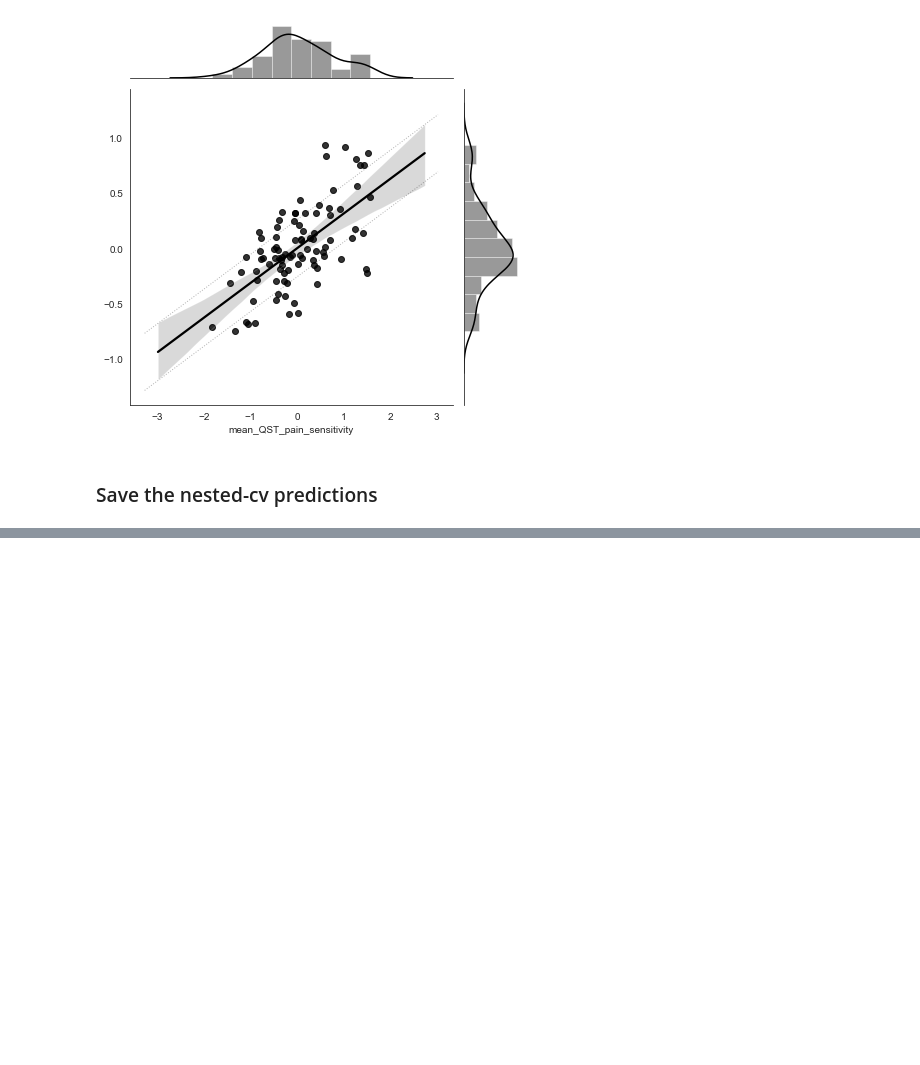
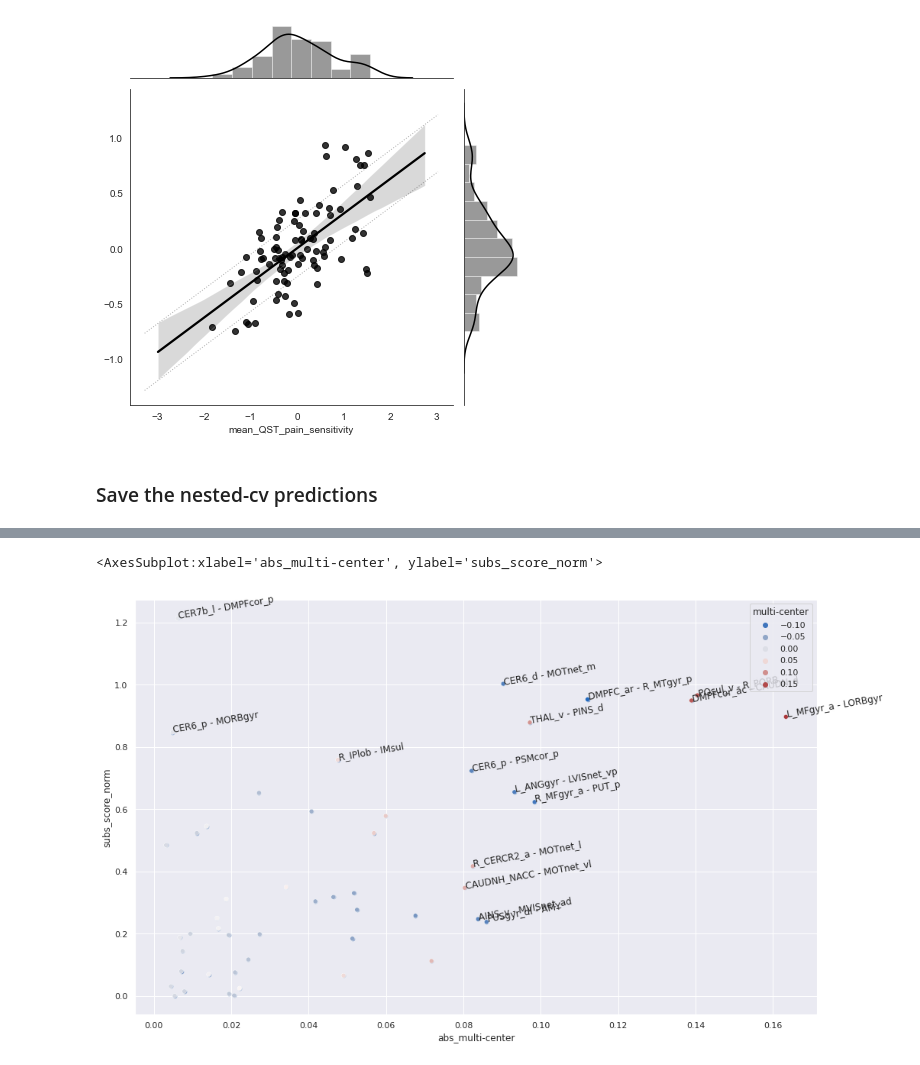
Before and after one commit to spisakt/RPN-signature, a Jupyter notebook: notebooks/1_multi-center_training.ipynb, the cells around one changed output, grey strips where cells are left out. Cells and saved outputs as stored; diff of their text form; code cells hidden in the pictures; blank space fills up the shorter version.

```diff
--- a/notebooks/1_multi-center_training.ipynb
+++ b/notebooks/1_multi-center_training.ipynb
@@ -388,0 +386,11 @@ np.savetxt("../res/multi-center/nested_cv_pred_full_GroupKFold30.csv", predicted
+# %%
+finalized_model = joblib.load('../res/multi-center/finalized_model_multi-center.joblib')
+importance = np.zeros(int(len(labels)*(len(labels)-1)/2))
+
+featuremask = finalized_model.named_steps['fsel'].get_support()
+importance[featuremask] = finalized_model.named_steps['model'].coef_
+
+matrix = vec_to_sym_matrix(importance, diagonal=np.repeat(0, len(labels)))
+idx_matrix = vec_to_sym_matrix(np.arange(len(importance)), diagonal=np.repeat(0, len(labels)))
+
+print(np.sum(finalized_model.named_steps['model'].coef_!=0))
@@ -388,0 +543,34 @@ np.savetxt("../res/multi-center/nested_cv_pred_full_GroupKFold30.csv", predicted
+# %%
+multi_center_conns['scores_orig'] = scores_orig
+multi_center_conns['scores_ex'] = scores_ex
+
+multi_center_conns['scores_abs_orig'] = scores_abs_orig
+multi_center_conns['scores_abs_ex'] = scores_abs_ex
+
+multi_center_conns['expvars_orig'] = expvars_orig
+multi_center_conns['expvars_ex'] = expvars_ex
+
+multi_center_conns['corrs_orig'] = corrs_orig
+multi_center_conns['corrs_ex'] = corrs_ex
+# %%
+multi_center_conns['subs_expvar'] = multi_center_conns['expvars_ex']/multi_center_conns['expvars_orig']
+multi_center_conns['scores_ex_pos'] = -1 * multi_center_conns['scores_ex']
+# %%
+multi_center_conns['subs_score_norm'] = (multi_center_conns['scores_orig'] - multi_center_conns['scores_ex']) / multi_center_conns['abs_multi-center']
+# %%
+sns.set(rc={"figure.figsize":(16, 10)})
+sns.scatterplot(x='abs_multi-center', y='subs_score_norm', data=multi_center_conns[multi_center_conns.subs_score_norm>0])
+
+tmp = multi_center_conns[multi_center_conns.subs_score_norm>0]
+tmp=tmp[ (tmp['subs_score_norm']>0.7) | (tmp['abs_multi-center']>0.08)]
+for i in tmp.index:
+    plt.text(x = tmp.loc[i, 'abs_multi-center'],
+             y = tmp.loc[i,'subs_score_norm'], # + np.random.normal(0,0.05, 1),
+             s = str(tmp.loc[i, 'reg_A']) + ' - ' +  str(tmp.loc[i, 'reg_B']), rotation=10)
+
+sns.scatterplot(x='abs_multi-center', y='subs_score_norm', data=multi_center_conns[multi_center_conns.subs_score_norm>0],
+                hue='multi-center', palette='vlag')
+#plt.axline((0,0), (0.16,0.8))
+# %% [output]
+<AxesSubplot:xlabel='abs_multi-center', ylabel='subs_score_norm'>
+[figure, added]
```
Also changed, not shown: parts of 24 cells of this notebook, 7 other files.
